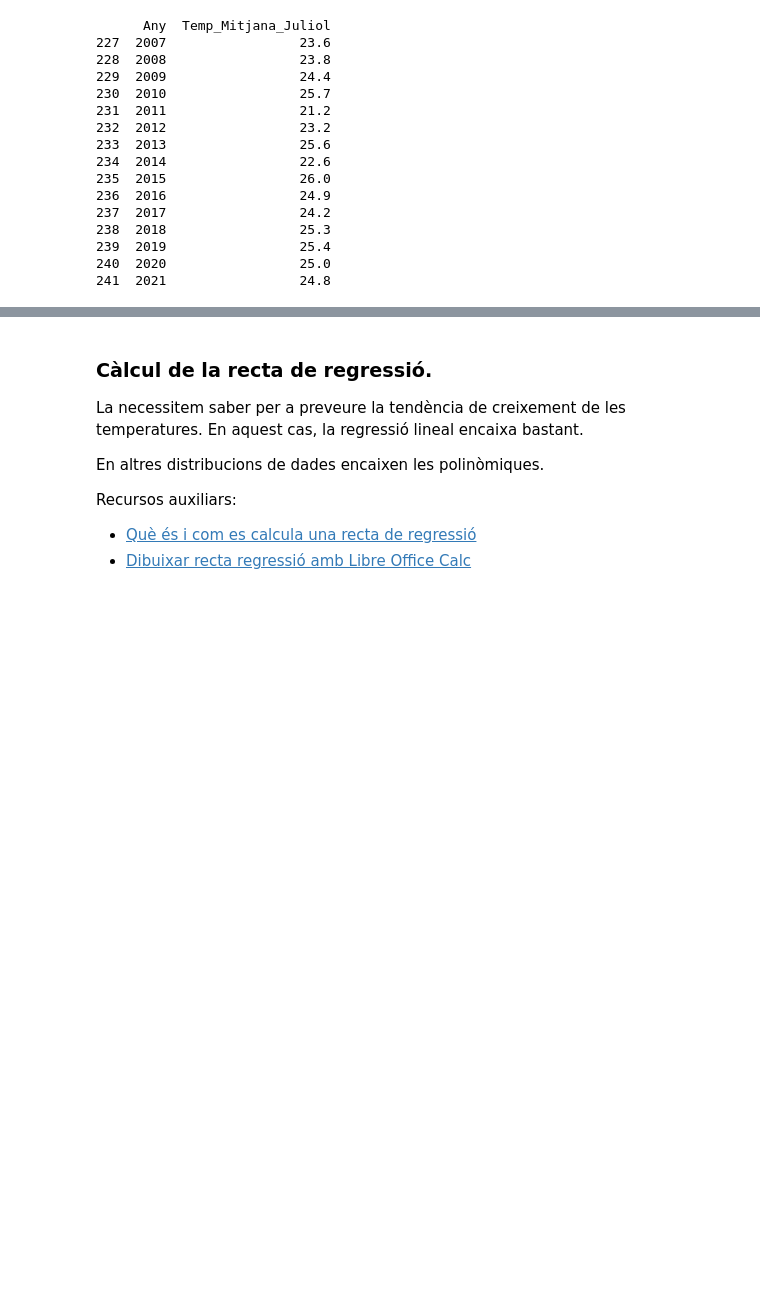
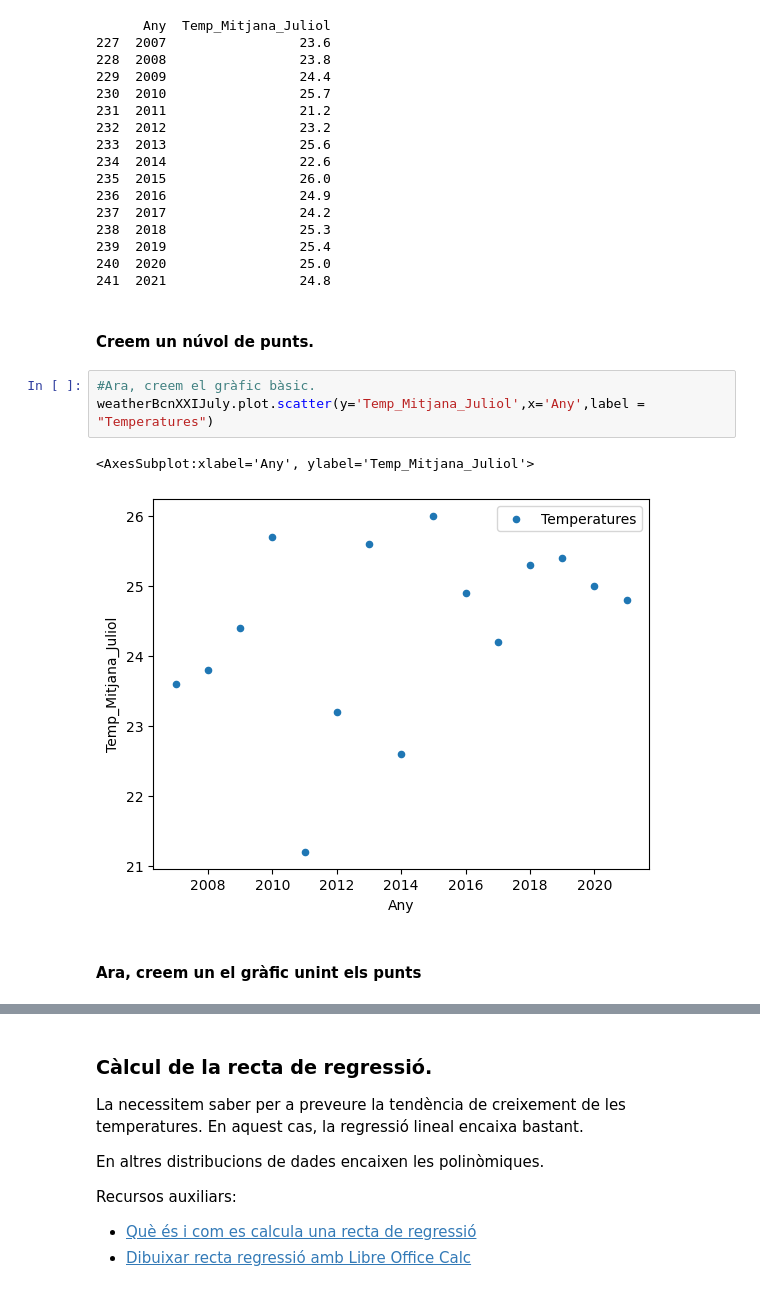
Before and after one commit to miquelamorosaldev/dawbio2-m14-bioinformatica-curs2022-2023-uf1-uf2, a Jupyter notebook: Sessió15_Estadistica/Estadistica_Rectes_Regressió/exercicis-metereologia.ipynb, the cells around one changed output, grey strips where cells are left out. Saved outputs shown, nothing was run; the diff lists cells and outputs as text; blank space fills up the shorter version.

```diff
--- a/Sessió15_Estadistica/Estadistica_Rectes_Regressió/exercicis-metereologia.ipynb
+++ b/Sessió15_Estadistica/Estadistica_Rectes_Regressió/exercicis-metereologia.ipynb
@@ -80,6 +80,16 @@ print(weatherBcnXXIJuly)
 239  2019                 25.4
 240  2020                 25.0
 241  2021                 24.8
+# %% [markdown]
+#### Creem un núvol de punts.
+# %%
+#Ara, creem el gràfic bàsic.
+weatherBcnXXIJuly.plot.scatter(y='Temp_Mitjana_Juliol',x='Any',label = "Temperatures")
+# %% [output]
+<AxesSubplot:xlabel='Any', ylabel='Temp_Mitjana_Juliol'>
+[figure, added]
+# %% [markdown]
+#### Ara, creem un el gràfic unint els punts
 # %%
 #Ara, creem el gràfic bàsic.
 weatherBcnXXIJuly.plot(y='Temp_Mitjana_Juliol',x='Any',label = "Temperatures")
```
Also changed, not shown: parts of 6 cells of this notebook.
